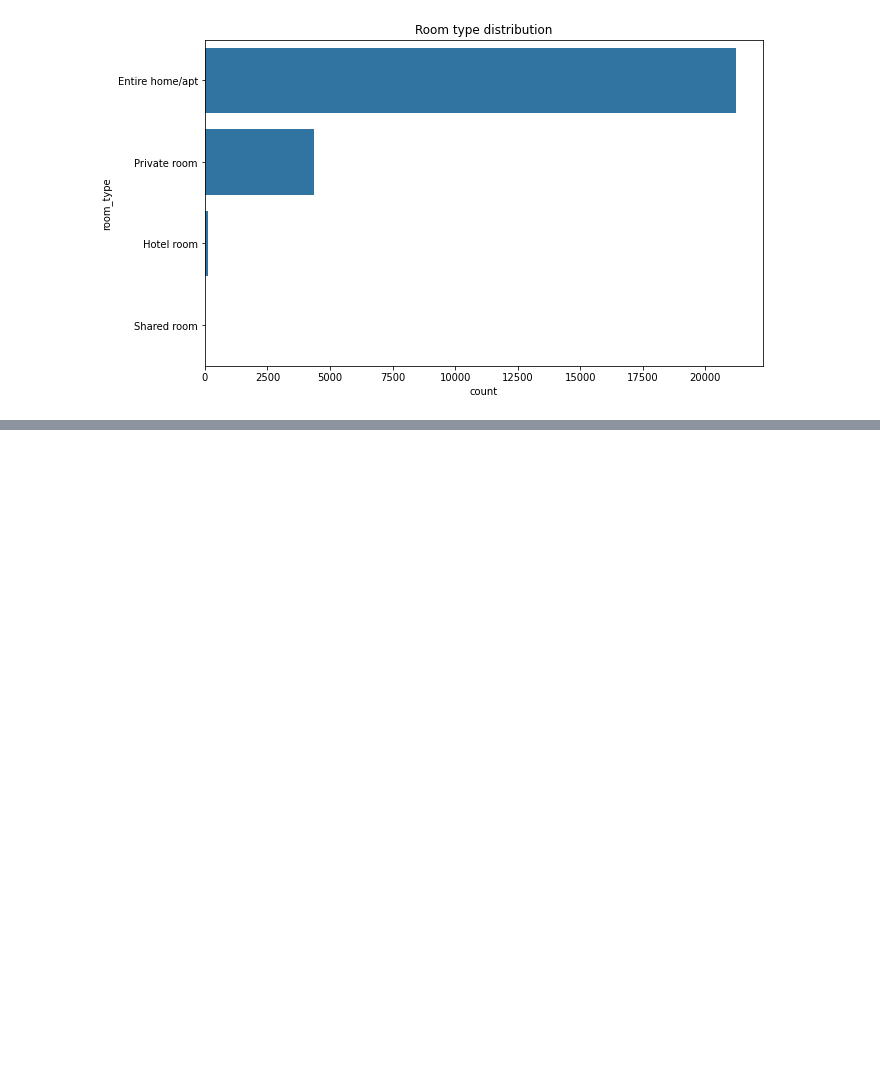
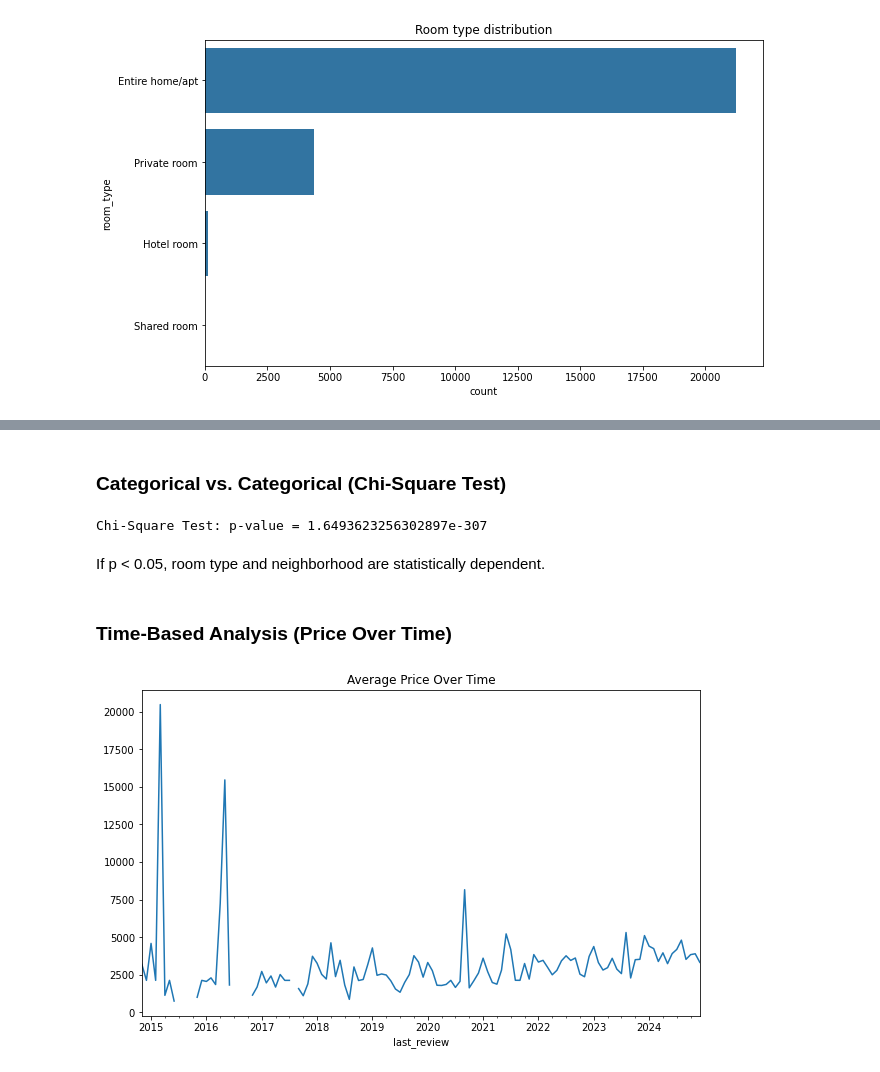
Before and after one commit to wambuiGicheha/Airbnb, a Jupyter notebook: index.ipynb, the cells around one changed output, grey strips where cells are left out. Saved outputs shown, nothing was run; the diff lists cells and outputs as text; code cells hidden in the pictures; blank space fills up the shorter version.

```diff
--- a/index.ipynb
+++ b/index.ipynb
@@ -387,0 +445,25 @@ Name: count, dtype: int64
+# %% [markdown]
+### Categorical vs. Categorical (Chi-Square Test)
+# %%
+import scipy.stats as stats
+
+contingency_table = pd.crosstab(houses["room_type"], houses["neighbourhood"])
+chi2, p, dof, expected = stats.chi2_contingency(contingency_table)
+
+print(f"Chi-Square Test: p-value = {p}")
+# %% [output]
+Chi-Square Test: p-value = 1.6493623256302897e-307
+# %% [markdown]
+If p < 0.05, room type and neighborhood are statistically dependent.
+# %% [markdown]
+### Time-Based Analysis (Price Over Time)
+# %%
+
+
+# Group by month and get average price
+plt.figure(figsize=(10,6))
+houses.set_index('last_review').resample('M')['price'].mean().plot()
+plt.title("Average Price Over Time")
+plt.show()
+# %% [output]
+[figure, added]
```
Also changed, not shown: parts of 8 cells of this notebook.
